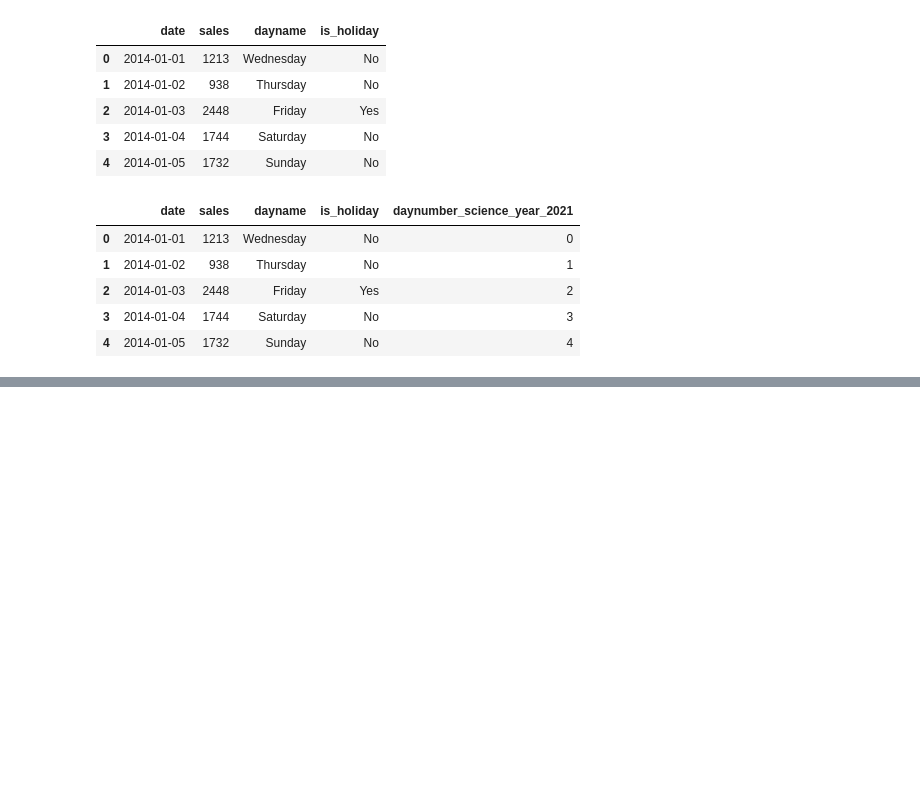
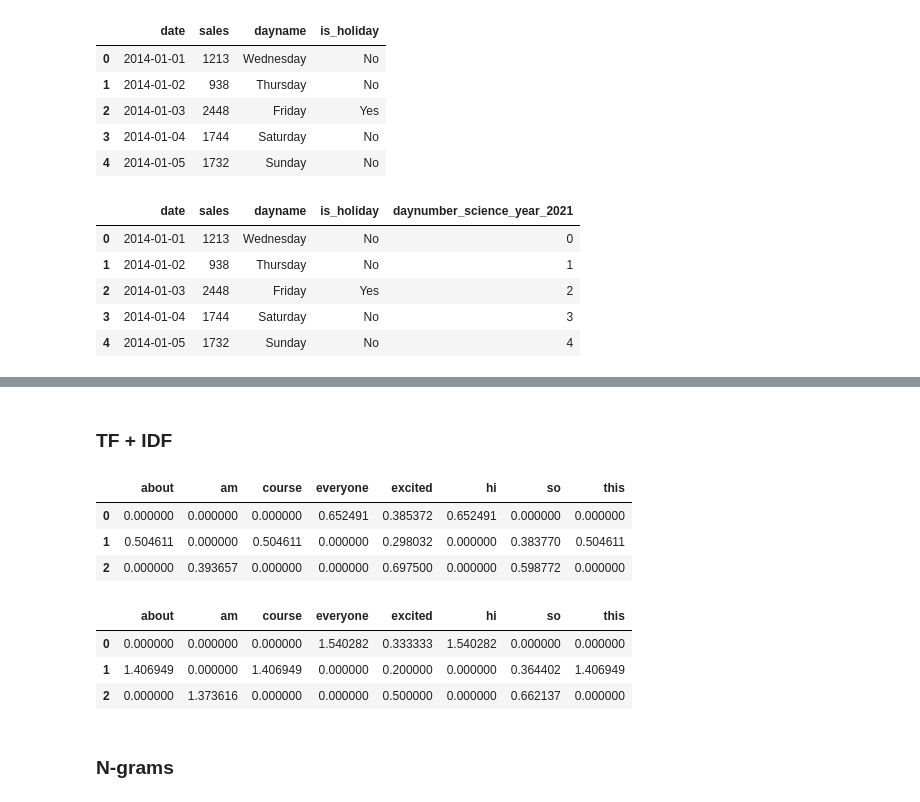
Before and after one commit to Nahid-Hassan/advanced-machine-learning-v1, a Jupyter notebook: code-colab/Advanced Machine Learning(HSE-Kaggle) - Feature Preprocessing and Generation with Respect to Models.ipynb, the cells around one changed output, grey strips where cells are left out. Cells and saved outputs as stored; diff of their text form; code cells hidden in the pictures; blank space fills up the shorter version.

```diff
--- a/code-colab/Advanced Machine Learning(HSE-Kaggle) - Feature Preprocessing and Generation with Respect to Models.ipynb
+++ b/code-colab/Advanced Machine Learning(HSE-Kaggle) - Feature Preprocessing and Generation with Respect to Models.ipynb
@@ -231,0 +278,11 @@ df.head()
+# %%
+from sklearn.feature_extraction.text import CountVectorizer
+
+text = ['(excited) Hi everyone', "I'm so excited about this course!", "So excited, SO EXCITED, EXCITED, I AM!"]
+
+vectorizer = CountVectorizer()
+X = vectorizer.fit_transform(text)
+X = X.toarray()
+idf = np.log(X.shape[0] / (X > 0).sum(0))
+X = X * idf
+IDF = X = X * idf
@@ -231,0 +297,23 @@ df.head()
+# %% [markdown]
+### TF + IDF
+# %%
+from sklearn.feature_extraction.text import TfidfVectorizer
+v = TfidfVectorizer()
+m = v.fit_transform(text)
+bow = pd.DataFrame(data=m.toarray(), columns=vectorizer.get_feature_names())
+bow.head()
+# %% [output]
+|  | about | am | course | everyone | excited | hi | so | this |
+| 0 | 0.000000 | 0.000000 | 0.000000 | 0.652491 | 0.385372 | 0.652491 | 0.000000 | 0.000000 |
+| 1 | 0.504611 | 0.000000 | 0.504611 | 0.000000 | 0.298032 | 0.000000 | 0.383770 | 0.504611 |
+| 2 | 0.000000 | 0.393657 | 0.000000 | 0.000000 | 0.697500 | 0.000000 | 0.598772 | 0.000000 |
+# %%
+bow = pd.DataFrame(data=(TF + IDF), columns=vectorizer.get_feature_names())
+bow.head()
+# %% [output]
+|  | about | am | course | everyone | excited | hi | so | this |
+| 0 | 0.000000 | 0.000000 | 0.000000 | 1.540282 | 0.333333 | 1.540282 | 0.000000 | 0.000000 |
+| 1 | 1.406949 | 0.000000 | 1.406949 | 0.000000 | 0.200000 | 0.000000 | 0.364402 | 1.406949 |
+| 2 | 0.000000 | 1.373616 | 0.000000 | 0.000000 | 0.500000 | 0.000000 | 0.662137 | 0.000000 |
+# %% [markdown]
+### N-grams
```
Also changed, not shown: parts of 8 cells of this notebook, 10 other files.
